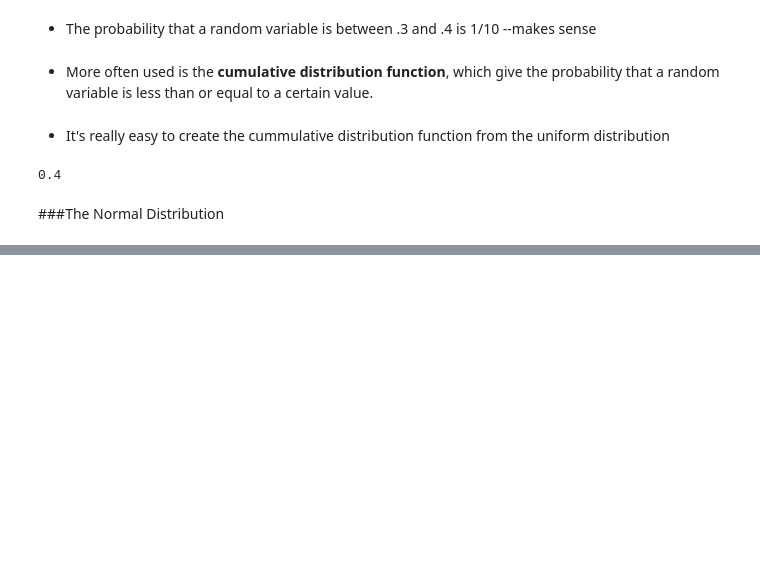
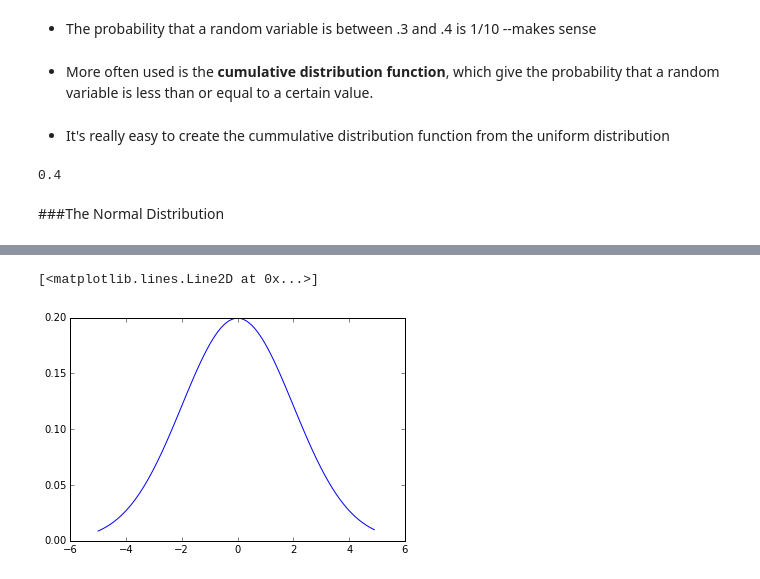
Before and after one commit to Grillz/dsScratch, a Jupyter notebook: Ch6 Probability.ipynb, the cells around one changed output, grey strips where cells are left out. Drawn from its saved outputs; the diff is of its cells as text; code cells hidden in the pictures; blank space fills up the shorter version.

```diff
--- a/Ch6 Probability.ipynb
+++ b/Ch6 Probability.ipynb
@@ -148,0 +188,5 @@ uniform_cdf(.4)
+# %%
+plt.plot(xs, [normal_pdf(x,sigma=2) for x in xs],'-',label='mu=0,sigma=2')
+# %% [output]
+[<matplotlib.lines.Line2D at 0x...>]
+[figure, added]
```
Also changed, not shown: parts of 28 cells of this notebook.
